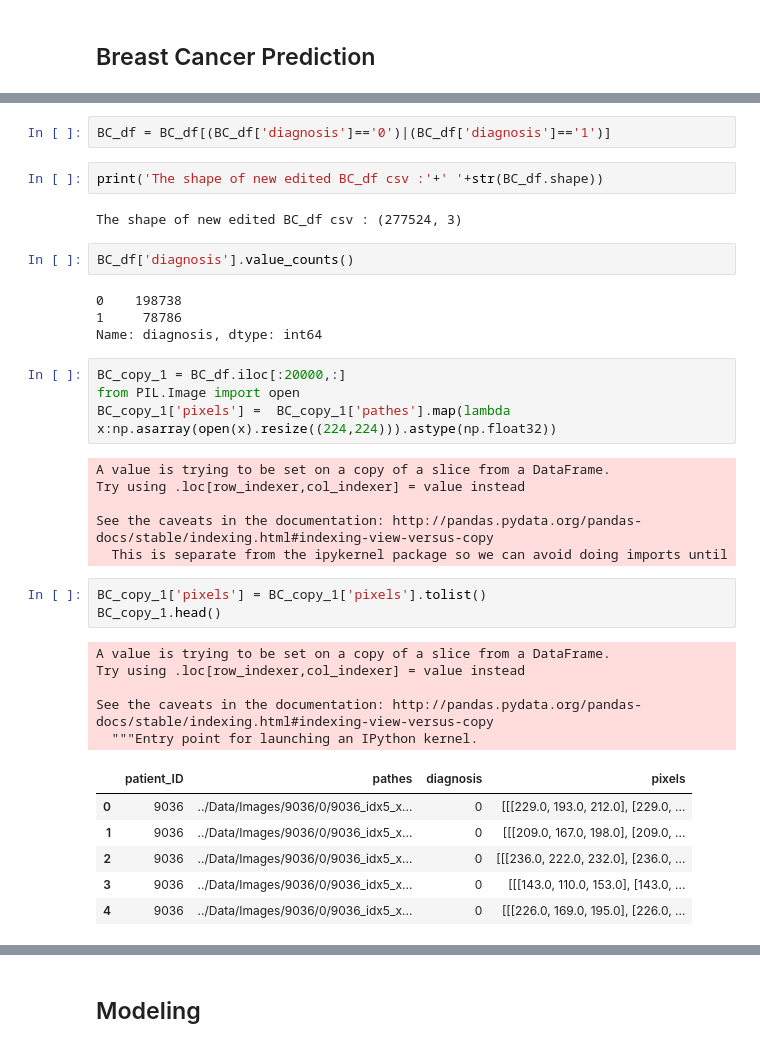
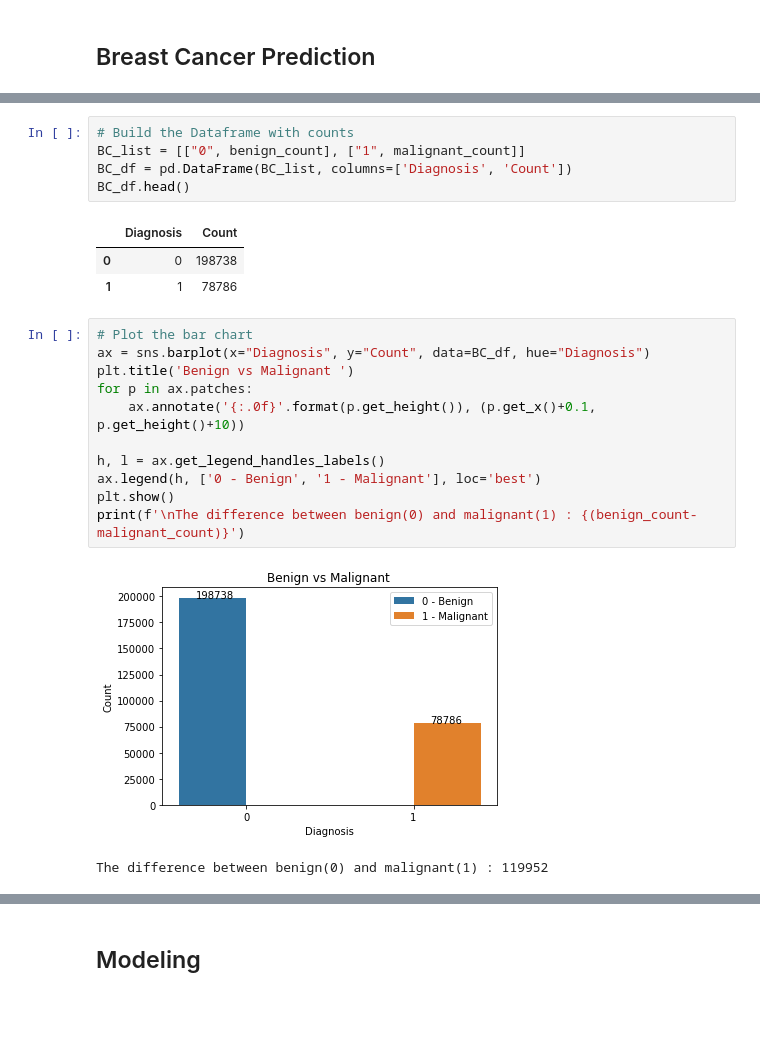
Before and after one commit to chandu85/Data_Science_Portfolio, a Jupyter notebook: Project 2 - Breast Cancer Classification using Computer Vision/Code/Breast_Cancer_Classification.ipynb, the cells around one changed output, grey strips where cells are left out. Cells and saved outputs as stored; diff of their text form; blank space fills up the shorter version.

```diff
--- a/Project 2 - Breast Cancer Classification using Computer Vision/Code/Breast_Cancer_Classification.ipynb
+++ b/Project 2 - Breast Cancer Classification using Computer Vision/Code/Breast_Cancer_Classification.ipynb
@@ -64,38 +49,24 @@ The shape of our datset: (278082, 3)
-# %%
-BC_df = BC_df[(BC_df['diagnosis']=='0')|(BC_df['diagnosis']=='1')]
-# %%
-print('The shape of new edited BC_df csv :'+' '+str(BC_df.shape))
-# %% [output]
-The shape of new edited BC_df csv : (277524, 3)
-# %%
-BC_df['diagnosis'].value_counts()
-# %% [output]
-0    198738
-1     78786
-Name: diagnosis, dtype: int64
-# %%
-BC_copy_1 = BC_df.iloc[:20000,:]
-from PIL.Image import open
-BC_copy_1['pixels'] =  BC_copy_1['pathes'].map(lambda x:np.asarray(open(x).resize((224,224))).astype(np.float32))
-# %% [output]
-A value is trying to be set on a copy of a slice from a DataFrame.
-Try using .loc[row_indexer,col_indexer] = value instead
-
-See the caveats in the documentation: http://pandas.pydata.org/pandas-docs/stable/indexing.html#indexing-view-versus-copy
-  This is separate from the ipykernel package so we can avoid doing imports until
-# %%
-BC_copy_1['pixels'] = BC_copy_1['pixels'].tolist()
-BC_copy_1.head()
-# %% [output]
-A value is trying to be set on a copy of a slice from a DataFrame.
-Try using .loc[row_indexer,col_indexer] = value instead
-
-See the caveats in the documentation: http://pandas.pydata.org/pandas-docs/stable/indexing.html#indexing-view-versus-copy
-  """Entry point for launching an IPython kernel.
-|  | patient_ID | pathes | diagnosis | pixels |
-| 0 | 9036 | ../Data/Images/9036/0/9036_idx5_x... | 0 | [[[229.0, 193.0, 212.0], [229.0, ... |
-| 1 | 9036 | ../Data/Images/9036/0/9036_idx5_x... | 0 | [[[209.0, 167.0, 198.0], [209.0, ... |
-| 2 | 9036 | ../Data/Images/9036/0/9036_idx5_x... | 0 | [[[236.0, 222.0, 232.0], [236.0, ... |
-| 3 | 9036 | ../Data/Images/9036/0/9036_idx5_x... | 0 | [[[143.0, 110.0, 153.0], [143.0, ... |
-| 4 | 9036 | ../Data/Images/9036/0/9036_idx5_x... | 0 | [[[226.0, 169.0, 195.0], [226.0, ... |
+# %%
+# Build the Dataframe with counts
+BC_list = [["0", benign_count], ["1", malignant_count]]
+BC_df = pd.DataFrame(BC_list, columns=['Diagnosis', 'Count'])
+BC_df.head()
+# %% [output]
+|  | Diagnosis | Count |
+| 0 | 0 | 198738 |
+| 1 | 1 | 78786 |
+# %%
+# Plot the bar chart
+ax = sns.barplot(x="Diagnosis", y="Count", data=BC_df, hue="Diagnosis")
+plt.title('Benign vs Malignant ')
+for p in ax.patches:
+    ax.annotate('{:.0f}'.format(p.get_height()), (p.get_x()+0.1, p.get_height()+10))
+
+h, l = ax.get_legend_handles_labels()
+ax.legend(h, ['0 - Benign', '1 - Malignant'], loc='best')
+plt.show()
+print(f'\nThe difference between benign(0) and malignant(1) : {(benign_count-malignant_count)}')
+# %% [output]
+[figure, added]
+The difference between benign(0) and malignant(1) : 119952
 # %%
```
Also changed, not shown: parts of 20 cells of this notebook, 5 other files.
